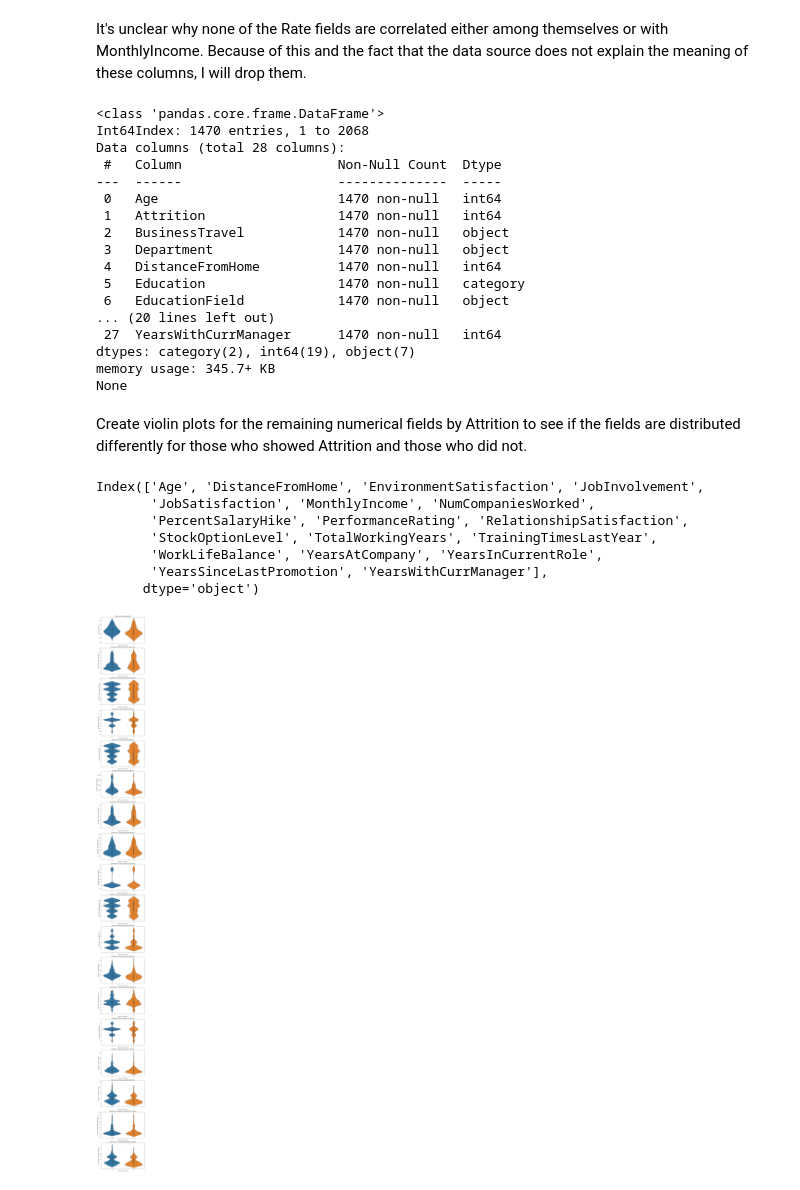
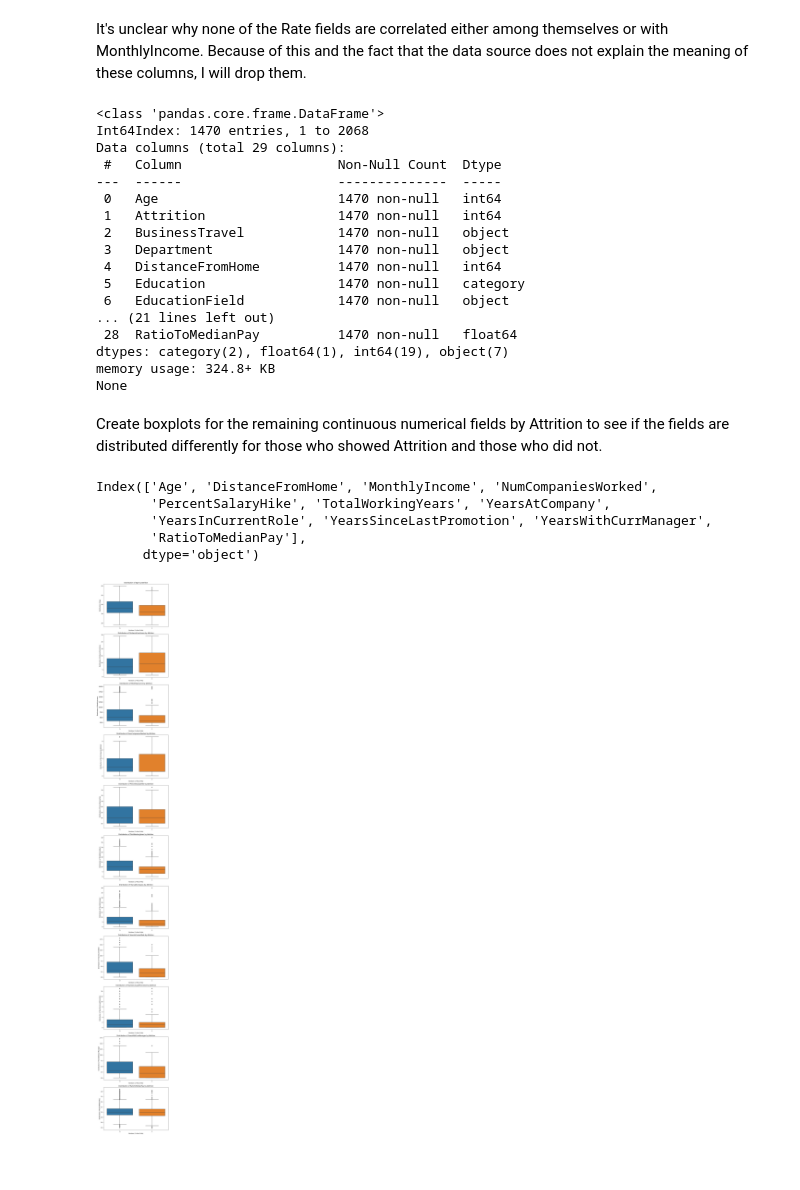
Before and after one commit to eagraves14/eagraves14, a Jupyter notebook: Capstone2/notebooks/Capstone_EDA.ipynb, the cells around one changed output. Drawn from its saved outputs; the diff is of its cells as text; code cells hidden in the pictures; blank space fills up the shorter version.

```diff
--- a/Capstone2/notebooks/Capstone_EDA.ipynb
+++ b/Capstone2/notebooks/Capstone_EDA.ipynb
@@ -55,0 +60,3 @@ None
+# %%
+emp_data['GroupMedianMonthlyIncome'] = emp_data.groupby(by=['JobRole','JobLevel']).MonthlyIncome.transform('median')
+emp_data['RatioToMedianPay'] = emp_data['MonthlyIncome']/emp_data['GroupMedianMonthlyIncome']
@@ -55,0 +79,3 @@ None
+# %%
+emp_data.drop(columns='GroupMedianMonthlyIncome',inplace=True)
+print(emp_data.info())
@@ -166,7 +210,7 @@ print(emp_data.info())
 # %% [output]
 <class 'pandas.core.frame.DataFrame'>
 Int64Index: 1470 entries, 1 to 2068
-Data columns (total 28 columns):
+Data columns (total 29 columns):
  #   Column                    Non-Null Count  Dtype
 ---  ------                    --------------  -----
  0   Age                       1470 non-null   int64
@@ -176,37 +220,39 @@ Data columns (total 28 columns):
  4   DistanceFromHome          1470 non-null   int64
  5   Education                 1470 non-null   category
  6   EducationField            1470 non-null   object
-... (20 lines left out)
- 27  YearsWithCurrManager      1470 non-null   int64
-dtypes: category(2), int64(19), object(7)
-memory usage: 345.7+ KB
+... (21 lines left out)
+ 28  RatioToMedianPay          1470 non-null   float64
+dtypes: category(2), float64(1), int64(19), object(7)
+memory usage: 324.8+ KB
 None
 # %% [markdown]
-Create violin plots for the remaining numerical fields by Attrition to see if the fields are distributed differently for those who showed Attrition and those who did not.
+Create boxplots for the remaining continuous numerical fields by Attrition to see if the fields are distributed differently for those who showed Attrition and those who did not.
+# %%
+#Convert ordinal categorical variables to categorical, so they're not included in the boxplots
+ordinals = ['EnvironmentSatisfaction','JobInvolvement','JobSatisfaction','PerformanceRating','RelationshipSatisfaction','StockOptionLevel','TrainingTimesLastYear','WorkLifeBalance']
+emp_data[ordinals]=emp_data[ordinals].astype('category')
 # %%
 #Compile all numerical fields other than Attrition
 nums = emp_data.select_dtypes(exclude=['object','category']).drop(columns='Attrition').columns
 print(nums)
 # %% [output]
-Index(['Age', 'DistanceFromHome', 'EnvironmentSatisfaction', 'JobInvolvement',
-       'JobSatisfaction', 'MonthlyIncome', 'NumCompaniesWorked',
-       'PercentSalaryHike', 'PerformanceRating', 'RelationshipSatisfaction',
-       'StockOptionLevel', 'TotalWorkingYears', 'TrainingTimesLastYear',
-       'WorkLifeBalance', 'YearsAtCompany', 'YearsInCurrentRole',
-       'YearsSinceLastPromotion', 'YearsWithCurrManager'],
+Index(['Age', 'DistanceFromHome', 'MonthlyIncome', 'NumCompaniesWorked',
+       'PercentSalaryHike', 'TotalWorkingYears', 'YearsAtCompany',
+       'YearsInCurrentRole', 'YearsSinceLastPromotion', 'YearsWithCurrManager',
+       'RatioToMedianPay'],
       dtype='object')
 # %%
-#Create function to plot violin plots of each numerical feature by Attrition yes/no
-def AttritionViolin(column,axis):
-    sns.violinplot(ax = axis, x='Attrition',y=column,data=emp_data)
+#Create function to plot boxplots of each numerical feature by Attrition yes/no
+def AttritionBox(column,axis):
+    sns.boxplot(ax = axis, x='Attrition',y=column,data=emp_data)
     axis.set_xlabel('Attrition (1=Yes,0=No)')
     axis.set_ylabel('Distribution of '+column)
     axis.set_title('Distribution of '+column+' by Attrition')
 # %%
 #Create subplots
-fig, axes = plt.subplots(len(nums),1,figsize=(8,90))
+fig, axes = plt.subplots(len(nums),1,figsize=(8,60))
 for i in range(len(nums)):
-    AttritionViolin(nums[i],axes[i])
+    AttritionBox(nums[i],axes[i])
 fig.tight_layout()
 # %% [output]
-[figure, old version]
+[figure, new version]
```
Also changed, not shown: parts of 12 cells of this notebook.
